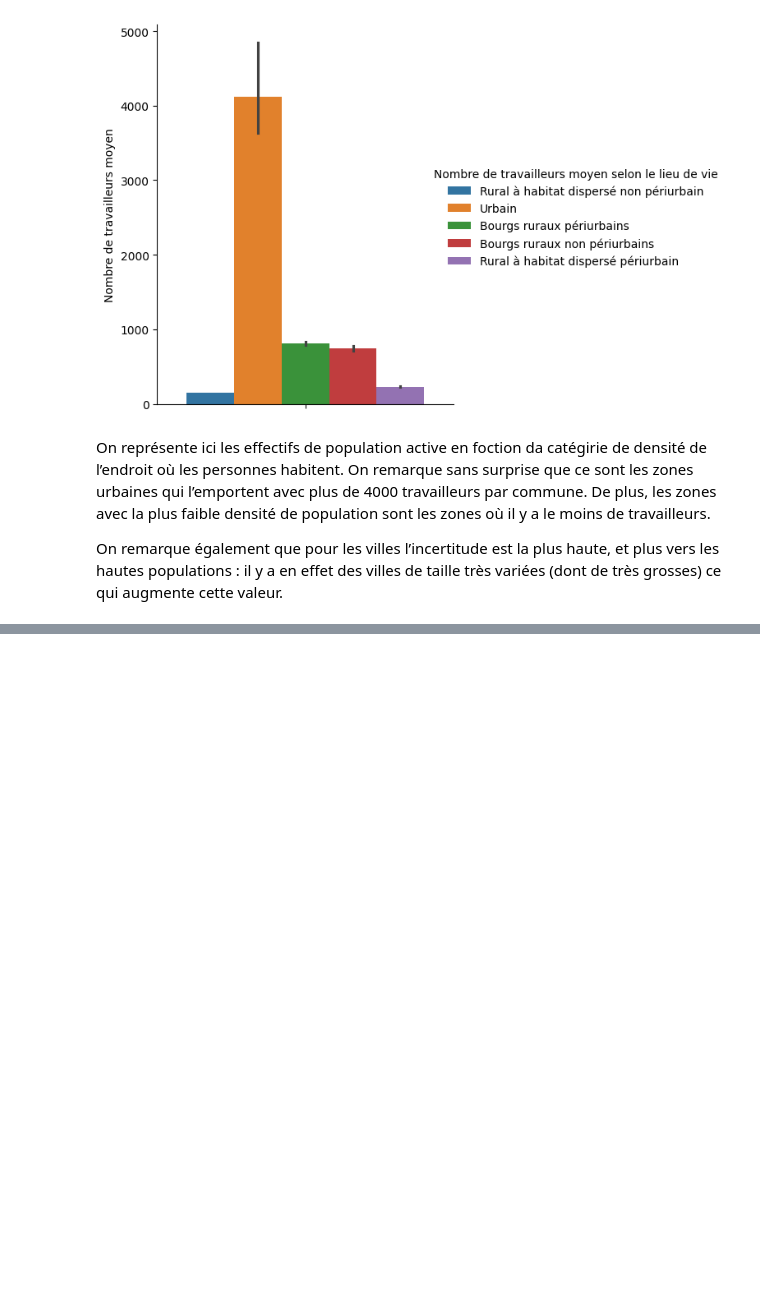
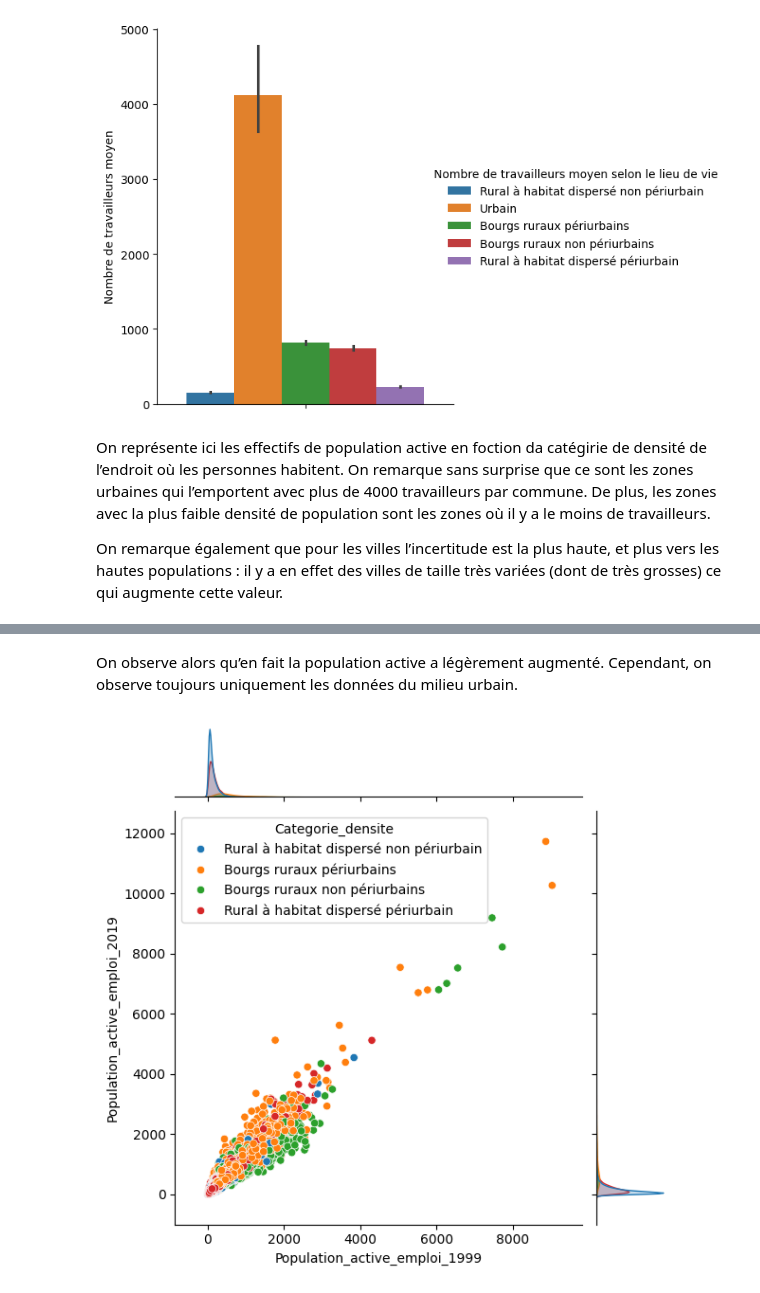
Before and after one commit to ClementGOUJON-dot/base_de_donn-es, a Jupyter notebook: Compte_rendu.ipynb, the cells around one changed output, grey strips where cells are left out. Cells and saved outputs as stored; diff of their text form; code cells hidden in the pictures; blank space fills up the shorter version.

```diff
--- a/Compte_rendu.ipynb
+++ b/Compte_rendu.ipynb
@@ -46,0 +70,12 @@ On remarque également que pour les villes l’incertitude est la plus haute, et
+# %% [markdown]
+On observe alors qu’en fait la population active a légèrement augmenté. Cependant, on observe toujours uniquement les données du milieu urbain.
+# %%
+df4 = df3[df3["Categorie_densite"]!="Urbain"] #On masque les villes en milieur urbain
+sns.jointplot(
+    data=df4,
+    x='Population_active_emploi_1999',
+    y='Population_active_emploi_2019',
+    hue='Categorie_densite'
+);
+# %% [output]
+[figure, added]
```
Also changed, not shown: parts of 7 cells of this notebook.
